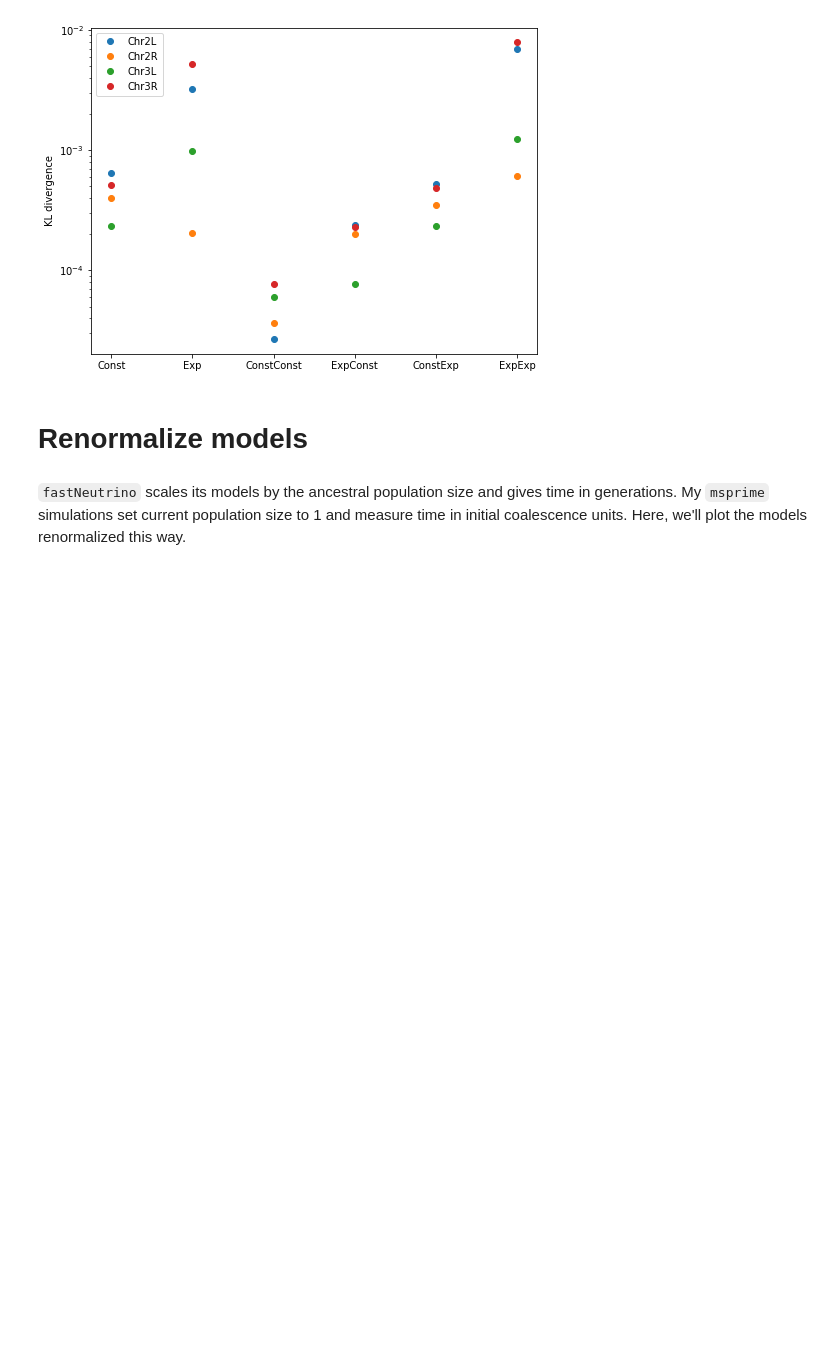
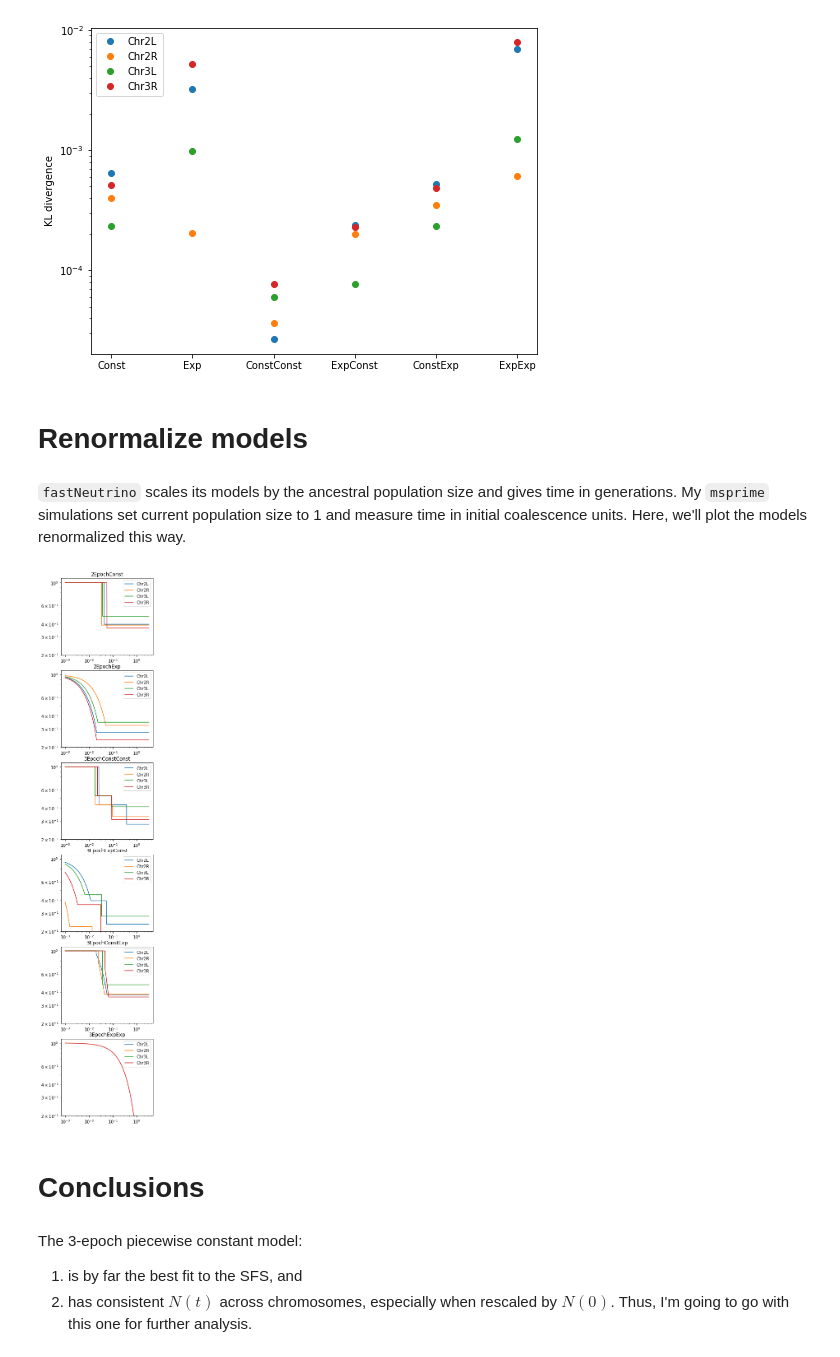
Before and after one commit to dp-rice/multiplemergers, a Jupyter notebook: notebooks/plot_DPGP3_models.ipynb, the cells around one changed output. Saved outputs shown, nothing was run; the diff lists cells and outputs as text; code cells hidden in the pictures; blank space fills up the shorter version.

Commit message:
Rescale fitted models by N(0), for use with msprime.

```diff
--- a/notebooks/plot_DPGP3_models.ipynb
+++ b/notebooks/plot_DPGP3_models.ipynb
@@ -113,3 +113,23 @@ ax.legend()
 # Renormalize models
 # %% [markdown]
 `fastNeutrino` scales its models by the ancestral population size and gives time in generations. My `msprime` simulations set current population size to 1 and measure time in initial coalescence units. Here, we'll plot the models renormalized this way.
+# %%
+fig = plt.figure(figsize=(4,24))
+t_rescale = np.logspace(-3,0.5,1000)
+for i, mt in enumerate(model_types):
+    ax = fig.add_subplot(len(model_types), 1, i+1)
+    for j, model in enumerate(models[mt]):
+        model.rescale()
+        ax.loglog(t_rescale, model.population_size(t_rescale), label=chroms[j])
+    ax.set_title(mt)
+    ax.set_ylim([0.2,1.1])
+    plt.legend()
+# %% [output]
+[figure, added]
+# %% [markdown]
+# Conclusions
+# %% [markdown]
+The 3-epoch piecewise constant model:
+1. is by far the best fit to the SFS, and
+2. has consistent $N(t)$ across chromosomes, especially when rescaled by $N(0)$.
+Thus, I'm going to go with this one for further analysis.
```
Also changed, not shown: 1 other file.
